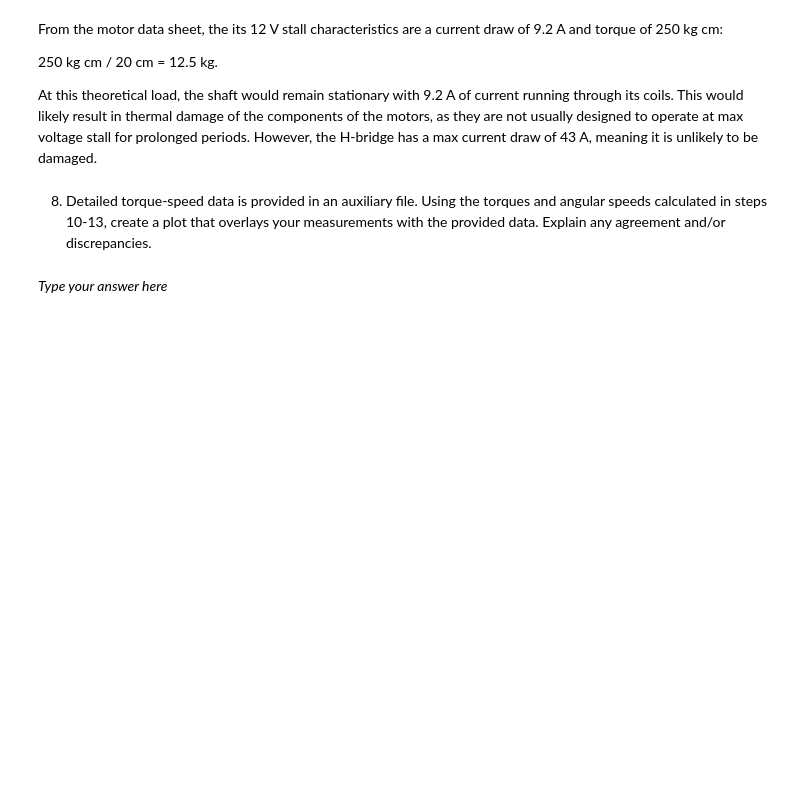
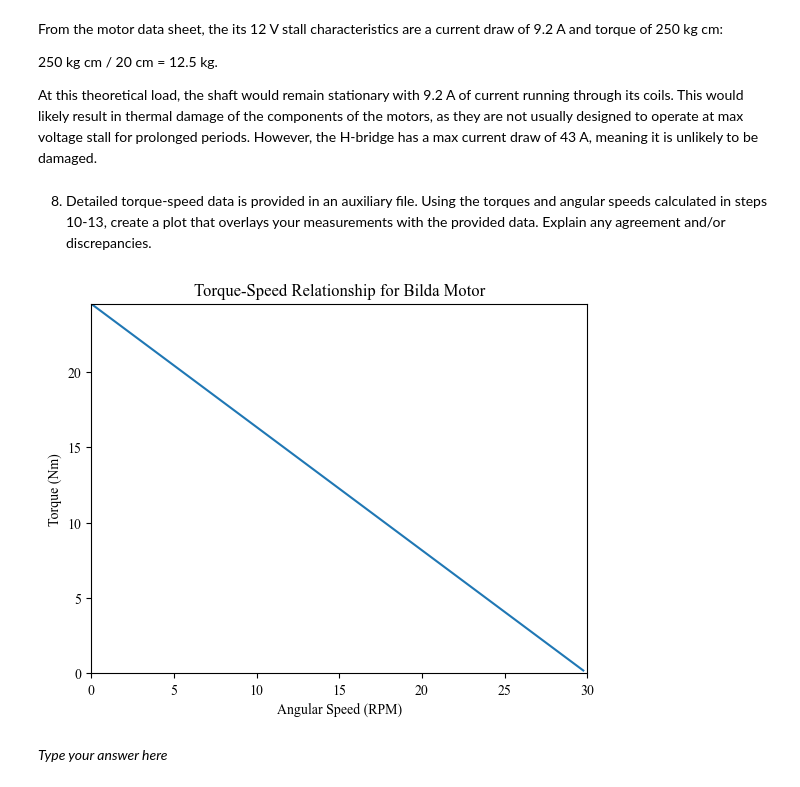
Before and after one commit to mon05mon05/MECH-383-Labs, a Jupyter notebook: Lab 3/Lab 3 Report.ipynb, the cells around one changed output. Saved outputs shown, nothing was run; the diff lists cells and outputs as text; code cells hidden in the pictures; blank space fills up the shorter version.

```diff
--- a/Lab 3/Lab 3 Report.ipynb
+++ b/Lab 3/Lab 3 Report.ipynb
@@ -308,17 +308,38 @@ The MOSFETs act as a toggle between forward and reverse rotation of the motor. L
 # %%
 # carabiner mass = 100 g = 0.1 kg, D = 200 mm = 0.2 m
 
+iter1 = round(0.2*0.1*9.81,3)
+iter2 = round(0.2*(0.1+0.5)*9.81,3)
+iter3 = round(0.2*(0.1+1)*9.81,3)
+
+
 # Step 8:
-print("The torque applied at Step 8 with no load is", str(round(0.2*0.1*9.81,3)), "Nm.")
+print("The torque applied at Step 8 with no load is", str(iter1), "Nm.")
 
 # Step 10:
-print("The torque applied at Step 10 with a 500 g load is", str(round(0.2*(0.1+0.5)*9.81,3)), "Nm.")
+print("The torque applied at Step 10 with a 500 g load is", str(iter2), "Nm.")
 
 # Step 11:
-print("The torque applied at Step 11 with a 1000 g load is", str(round(0.2*(0.1+1)*9.81,3)), "Nm.")
+print("The torque applied at Step 11 with a 1000 g load is", str(iter3), "Nm.")
 # %% [output]
 The torque applied at Step 8 with no load is 0.196 Nm.
 The torque applied at Step 10 with a 500 g load is 1.177 Nm.
 The torque applied at Step 11 with a 1000 g load is 2.158 Nm.
 # %% [markdown]
 6. Using your encoder data from steps 10-13, calculate the speed (in rpm) of the motor in for each different weight; print your results. Smoothing the data with the algorithm of your choice is strongly recommended. Discuss how you smoothed your data, and why.
+# %%
+# Given that our experimental setup was not functioning correctly in the lab, we did not have enough
+# time to collect the encoder data for the experiment. However, the result should theoretically
+# follow the relationship where
+
+torque_applied = [iter1,iter2,iter3]
+torque_stall = 250*9.81/100 # in Nm
+angular_speed = list()
+for torque in torque_applied:
+    angular_speed.append(round((1 - torque/torque_stall) * 30,3)) # in RPM
+print('The expected angular speeds of the motor at different loads of 100g, 600g, and 1100g, are ' +
+      str(angular_speed[0]) + 'RPM, '+ str(angular_speed[1]) +'RPM, and ' + str(angular_speed[2]) + 'RPM.')
+
+# This would have been obtained by graphing the logged position counter from the Arduino script and scaling it by
+# the calculated angular resolution of the encoder. The slope of curve would be the angle over time, which is the
+# angular speed of the output shaft.
@@ -337,8 +360,23 @@ At this theoretical load, the shaft would remain stationary with 9.2 A of curren
 # %% [markdown]
 8. Detailed torque-speed data is provided in an auxiliary file. Using the torques and angular speeds calculated in steps 10-13, create a plot that overlays your measurements with the provided data. Explain any agreement and/or discrepancies.
 # %%
-## Display your graphs, functions and calculations here
-## Use print() to display your final answer
+# The torque speed data is not provided. A plot will be generated anyway:
+
+fig, ax = plt.subplots()
+x_values = angular_speed
+x_values.append(0)
+y_values = torque_applied
+y_values.append(torque_stall)
+
+ax.plot(x_values,y_values)
+plt.xlabel("Angular Speed (RPM)")
+plt.xlim(0,30)
+plt.ylim(0,torque_stall)
+plt.ylabel("Torque (Nm)")
+plt.title("Torque-Speed Relationship for Bilda Motor")
+plt.show()
+# %% [output]
+[figure, added]
 # %% [markdown]
 *Type your answer here*
 # %% [markdown]
```
Also changed, not shown: parts of 7 cells of this notebook.
